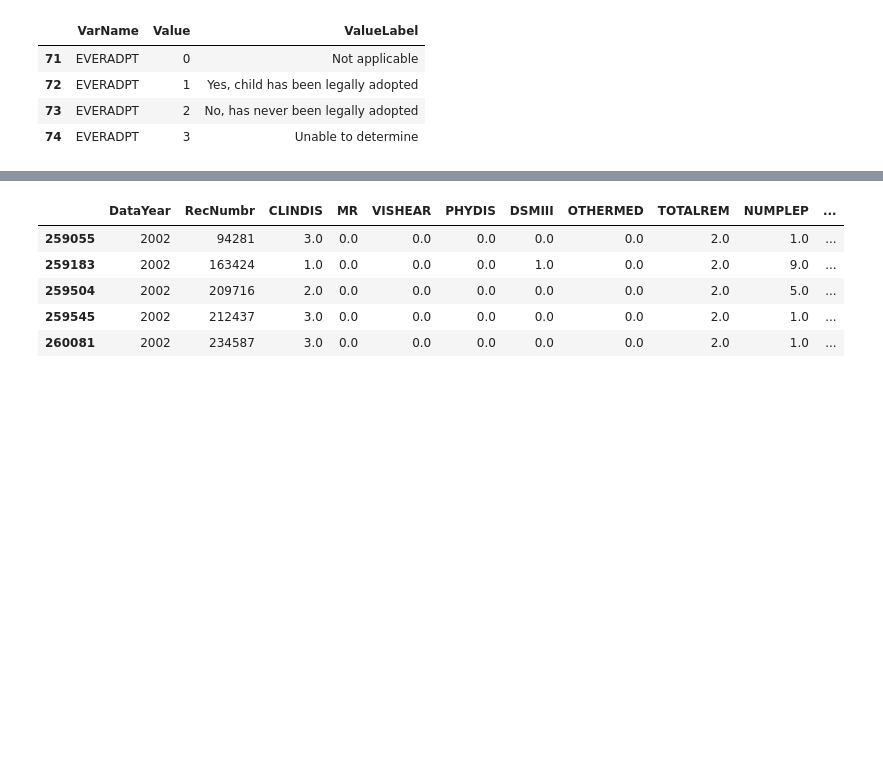
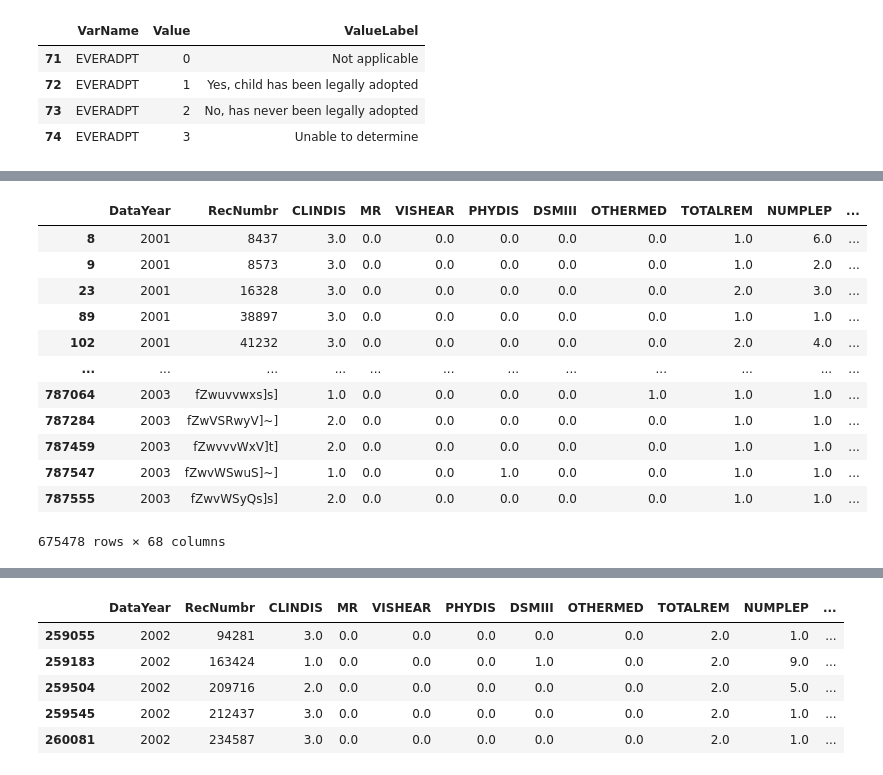
Before and after one commit to sophie2chance2/foster_care_analysis, a Jupyter notebook: explore_data.ipynb, the cells around one changed output, grey strips where cells are left out. Cells and saved outputs as stored; diff of their text form; code cells hidden in the pictures; blank space fills up the shorter version.

Commit message:
updates to data exploration

```diff
--- a/explore_data.ipynb
+++ b/explore_data.ipynb
@@ -54,3 +54,15 @@ df_2002 = utils.make_readable(raw_df_2002.rename({'FY':'DataYear', 'FIPSCode':'F
 df_2003 = utils.make_readable(raw_df_2003.rename({'FY':'DataYear', 'FIPSCode':'FIPSCODE'}, axis=1), variable_values_2001_df)
 # %%
 all_records = pd.concat([df_2001, df_2002, df_2003], axis=0)
+# %%
+# Clean up NaNs
+all_records['PreviousLOS'] = all_records['PreviousLOS'].replace(np.nan, 0).astype(float) # Replace NaNs with 0 because it means they have no previous LOS
+all_records['currentPlacementSetting'] = all_records['currentPlacementSetting'].replace(np.nan, 'Unknown') # Replace NaNs with 'Unknown' because it means we don't know where they are
+
+all_records.drop(columns=['secondCaretakerAge',
+                          'secondFosterCaretakerAge',
+                          'firstFosterCaretakerAge',
+                          'firstCaretakerAge',
+                          'RU13\\r', # Not needed, Rural Urban Continuum Code, only included in 2002
+                          'Race', # Not needed, incorperated into other columns (one hot encoding style)
+                          ], inplace=True)
@@ -56,0 +83,16 @@ all_records = pd.concat([df_2001, df_2002, df_2003], axis=0)
+# %%
+all_records[all_records['dischargeReason'] != all_records['dischargeReason']]
+# %% [output]
+|  | DataYear | RecNumbr | CLINDIS | MR | VISHEAR | PHYDIS | DSMIII | OTHERMED | TOTALREM | NUMPLEP | ... |
+| 8 | 2001 | 8437 | 3.0 | 0.0 | 0.0 | 0.0 | 0.0 | 0.0 | 1.0 | 6.0 | ... |
+| 9 | 2001 | 8573 | 3.0 | 0.0 | 0.0 | 0.0 | 0.0 | 0.0 | 1.0 | 2.0 | ... |
+| 23 | 2001 | 16328 | 3.0 | 0.0 | 0.0 | 0.0 | 0.0 | 0.0 | 2.0 | 3.0 | ... |
+| 89 | 2001 | 38897 | 3.0 | 0.0 | 0.0 | 0.0 | 0.0 | 0.0 | 1.0 | 1.0 | ... |
+| 102 | 2001 | 41232 | 3.0 | 0.0 | 0.0 | 0.0 | 0.0 | 0.0 | 2.0 | 4.0 | ... |
+| ... | ... | ... | ... | ... | ... | ... | ... | ... | ... | ... | ... |
+| 787064 | 2003 | fZwuvvwxs]s] | 1.0 | 0.0 | 0.0 | 0.0 | 0.0 | 1.0 | 1.0 | 1.0 | ... |
+| 787284 | 2003 | fZwVSRwyV]~] | 2.0 | 0.0 | 0.0 | 0.0 | 0.0 | 0.0 | 1.0 | 1.0 | ... |
+| 787459 | 2003 | fZwvvvWxV]t] | 2.0 | 0.0 | 0.0 | 0.0 | 0.0 | 0.0 | 1.0 | 1.0 | ... |
+| 787547 | 2003 | fZwvWSwuS]~] | 1.0 | 0.0 | 0.0 | 1.0 | 0.0 | 0.0 | 1.0 | 1.0 | ... |
+| 787555 | 2003 | fZwvWSyQs]s] | 2.0 | 0.0 | 0.0 | 0.0 | 0.0 | 0.0 | 1.0 | 1.0 | ... |
+675478 rows × 68 columns
```
Also changed, not shown: parts of 2 cells of this notebook.
